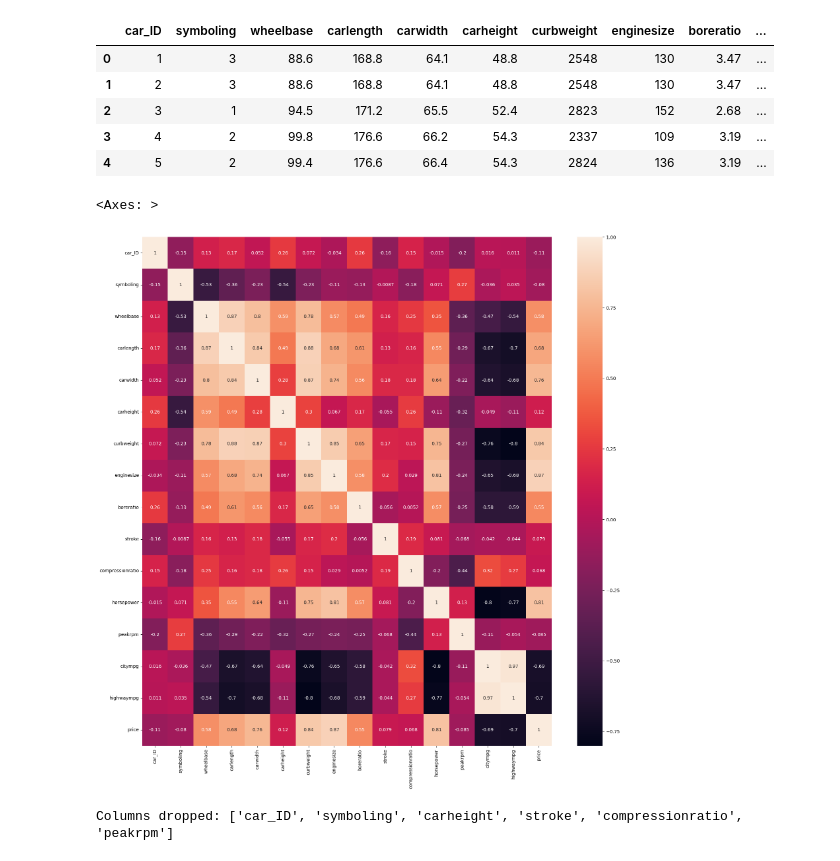
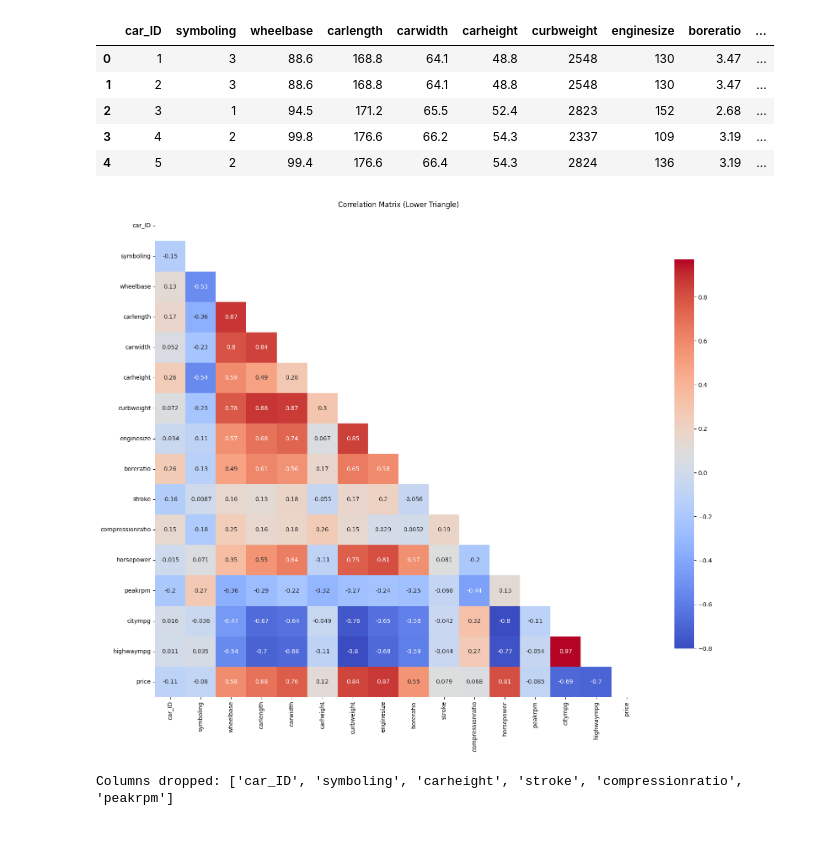
Before and after one commit to shaheeralics/Data-Science-Learning-With-Projects, a Jupyter notebook: Practice/3_Machine Learning/01_Supervised Machine Learning/Regression Models/Practice On Regression Models.ipynb, the cells around one changed output. Cells and saved outputs as stored; diff of their text form; code cells hidden in the pictures.

```diff
--- a/Practice/3_Machine Learning/01_Supervised Machine Learning/Regression Models/Practice On Regression Models.ipynb
+++ b/Practice/3_Machine Learning/01_Supervised Machine Learning/Regression Models/Practice On Regression Models.ipynb
@@ -112,7 +112,7 @@ from sklearn.preprocessing import LabelEncoder
 Reading The Data
 # %%
 # import dataset
-df = pd.read_csv('../../../../datasets/archive/CarPrice_Assignment.csv')
+df = pd.read_csv('../../../../datasets/car price/CarPrice_Assignment.csv')
 # %% [markdown]
 # **1_Exploratory Data Analysis:**
 # %%
@@ -190,13 +191,24 @@ df_num.head()
 | 2 | 3 | 1 | 94.5 | 171.2 | 65.5 | 52.4 | 2823 | 152 | 2.68 | ... |
 | 3 | 4 | 2 | 99.8 | 176.6 | 66.2 | 54.3 | 2337 | 109 | 3.19 | ... |
 | 4 | 5 | 2 | 99.4 | 176.6 | 66.4 | 54.3 | 2824 | 136 | 3.19 | ... |
-# %%
-# checking the correlation of the data
-plt.figure(figsize=(20, 20))
-sns.heatmap(df_num.corr(), annot=True)
-# %% [output]
-<Axes: >
-[figure, removed]
+# %%
+# Calculate the correlation matrix
+corr = df_num.corr()
+
+# Create a mask to cover the upper triangle
+mask = np.triu(np.ones_like(corr, dtype=bool))
+
+# Set up the matplotlib figure
+plt.figure(figsize=(20, 15))
+
+# Draw the heatmap with the mask
+sns.heatmap(corr, mask=mask, annot=True, cmap='coolwarm', square=True, cbar_kws={"shrink": .8})
+
+# Set the title and show the plot
+plt.title('Correlation Matrix (Lower Triangle)')
+plt.show()
+# %% [output]
+[figure, added]
 # %%
 # Assuming df is your DataFrame
 # Compute the correlation matrix
```
Also changed, not shown: parts of 1 cell of this notebook, 1 other file.
